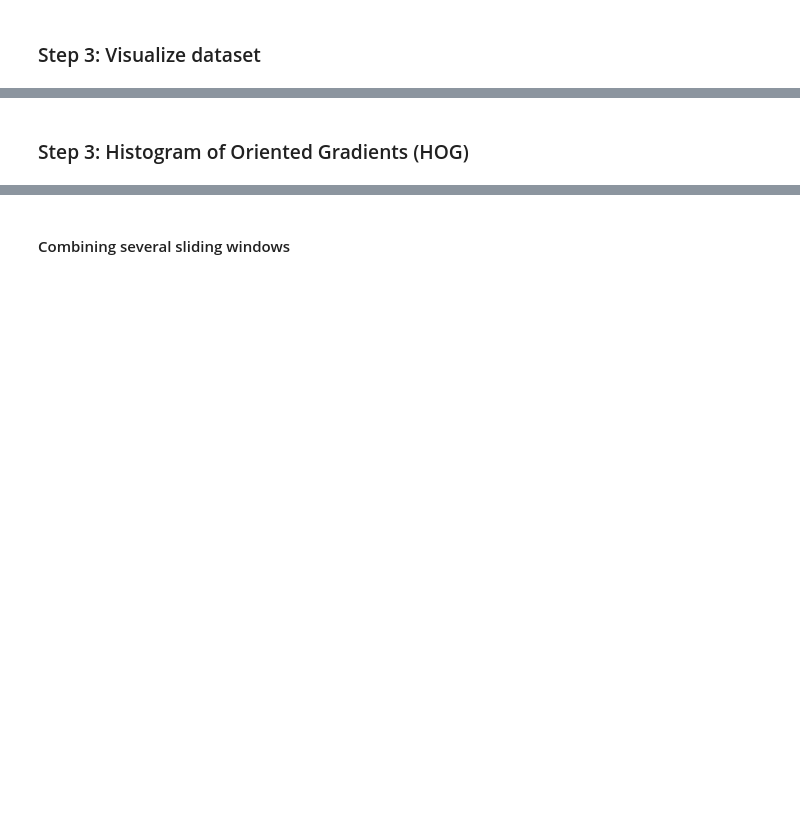
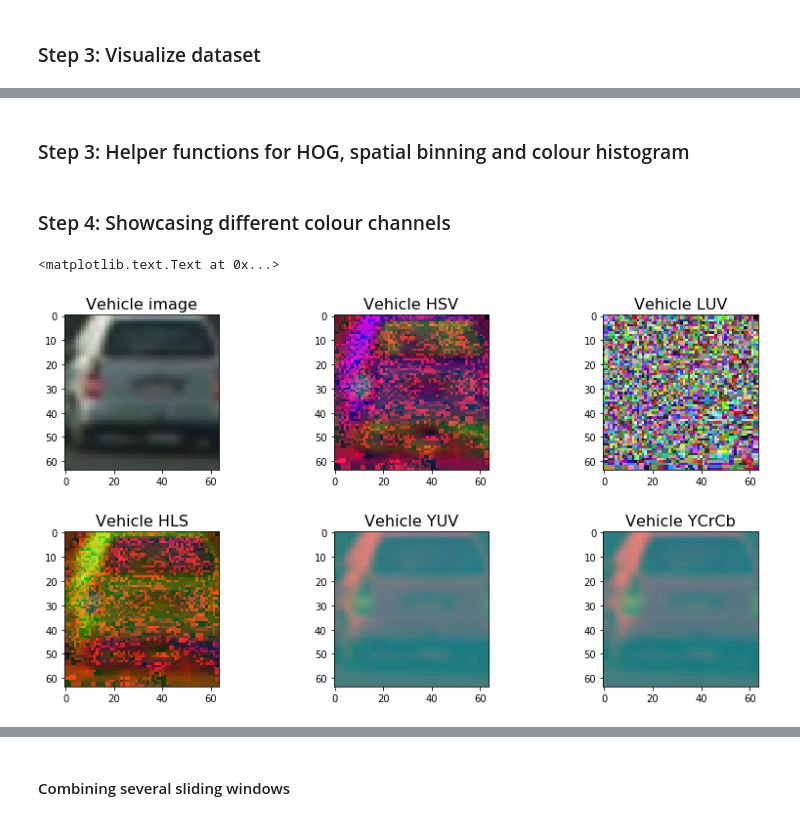
Before and after one commit to mrsandipandas/Udacity_Vehicle-Detection-P5, a Jupyter notebook: Vehicle_detection.ipynb, the cells around one changed output, grey strips where cells are left out. Saved outputs shown, nothing was run; the diff lists cells and outputs as text; code cells hidden in the pictures; blank space fills up the shorter version.

Commit message:
Colour spaces

```diff
--- a/Vehicle_detection.ipynb
+++ b/Vehicle_detection.ipynb
@@ -62,2 +61,2 @@ for i in np.arange(18,36):
-# %% [markdown]
-### Step 3: Histogram of Oriented Gradients (HOG)
+# %% [markdown]
+### Step 3: Helper functions for HOG, spatial binning and colour histogram
@@ -63,0 +142,28 @@ for i in np.arange(18,36):
+# %% [markdown]
+### Step 4: Showcasing different colour channels
+# %%
+vehicle_img = mpimg.imread(vehicle_images[np.random.randint(0,len(vehicle_images))])
+vehicle_img_HSV = cv2.cvtColor(vehicle_img, cv2.COLOR_RGB2HSV)
+vehicle_img_LUV = cv2.cvtColor(vehicle_img, cv2.COLOR_RGB2LUV)
+vehicle_img_HLS = cv2.cvtColor(vehicle_img, cv2.COLOR_RGB2HLS)
+vehicle_img_YUV = cv2.cvtColor(vehicle_img, cv2.COLOR_RGB2YUV)
+vehicle_img_YCrCb = cv2.cvtColor(vehicle_img, cv2.COLOR_RGB2YCrCb)
+
+f, ((ax1, ax2, ax3), (ax4, ax5, ax6)) = plt.subplots(2, 3, figsize=(14,7))
+f.subplots_adjust(hspace = .4, wspace=.2)
+ax1.imshow(vehicle_img)
+ax1.set_title('Vehicle image', fontsize=16)
+ax2.imshow(vehicle_img_HSV)
+ax2.set_title('Vehicle HSV', fontsize=16)
+ax3.imshow(vehicle_img_LUV)
+ax3.set_title('Vehicle LUV', fontsize=16)
+
+ax4.imshow(vehicle_img_HLS)
+ax4.set_title('Vehicle HLS', fontsize=16)
+ax5.imshow(vehicle_img_YUV)
+ax5.set_title('Vehicle YUV', fontsize=16)
+ax6.imshow(vehicle_img_YCrCb)
+ax6.set_title('Vehicle YCrCb', fontsize=16)
+# %% [output]
+<matplotlib.text.Text at 0x...>
+[figure, added]
```
Also changed, not shown: parts of 24 cells of this notebook, 2 other files.
